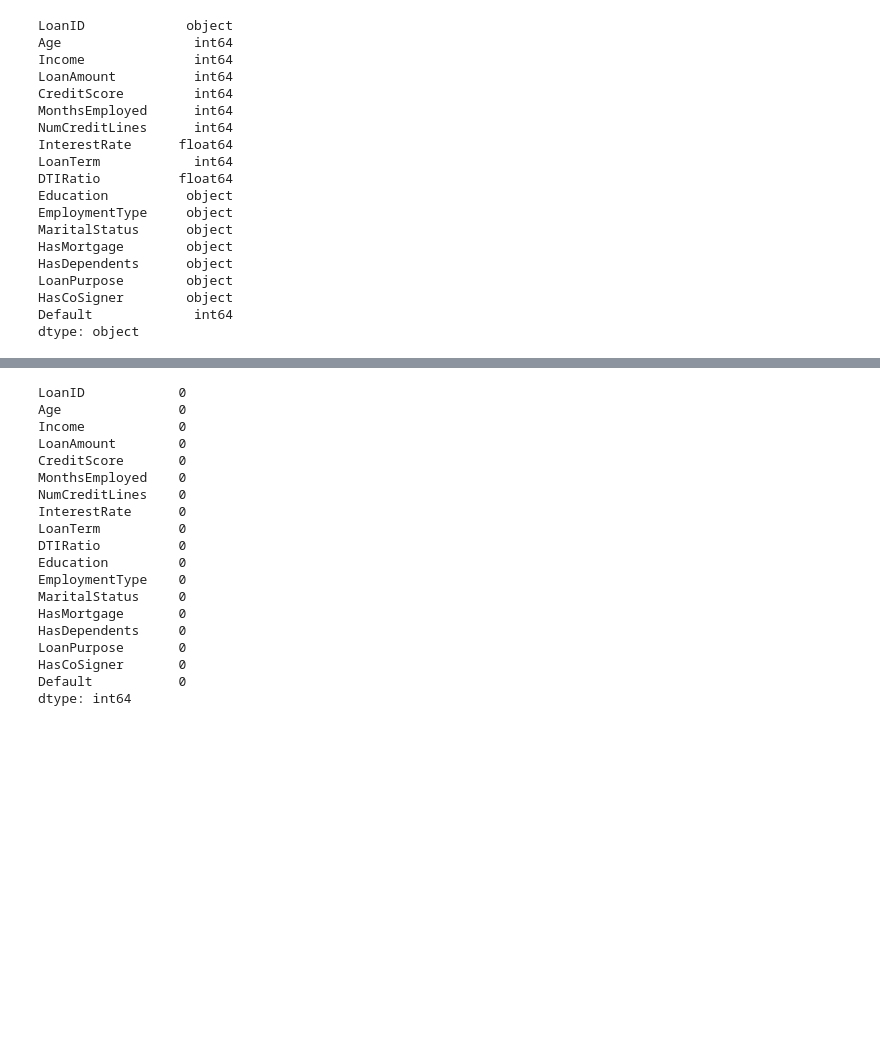
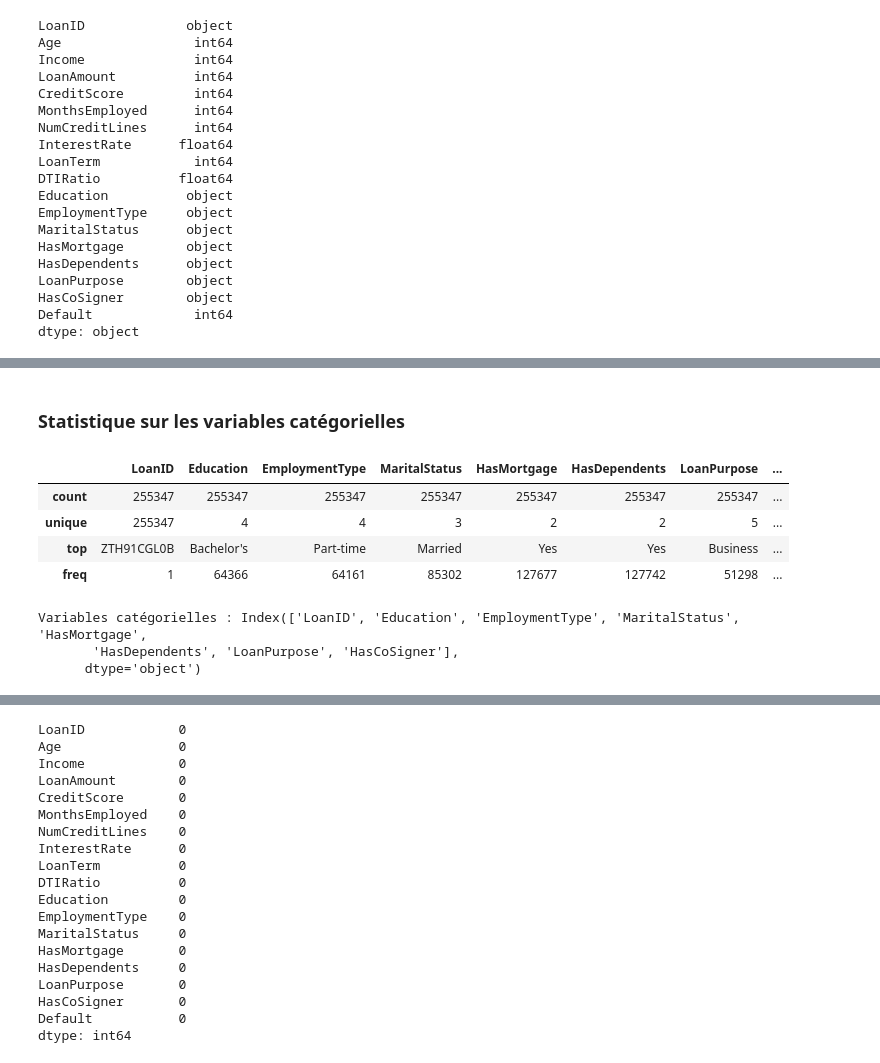
Before and after one commit to Patricia-Koto/sda_ML, a Jupyter notebook: loan_credit.ipynb, the cells around one changed output, grey strips where cells are left out. Cells and saved outputs as stored; diff of their text form; code cells hidden in the pictures; blank space fills up the shorter version.

```diff
--- a/loan_credit.ipynb
+++ b/loan_credit.ipynb
@@ -53,0 +74,18 @@ df.describe()
+# %% [markdown]
+### Statistique sur les variables catégorielles
+# %%
+# statistique descriptive sur les variables de type catégorielles
+df.describe(include=object)
+# %% [output]
+|  | LoanID | Education | EmploymentType | MaritalStatus | HasMortgage | HasDependents | LoanPurpose | ... |
+| count | 255347 | 255347 | 255347 | 255347 | 255347 | 255347 | 255347 | ... |
+| unique | 255347 | 4 | 4 | 3 | 2 | 2 | 5 | ... |
+| top | ZTH91CGL0B | Bachelor's | Part-time | Married | Yes | Yes | Business | ... |
+| freq | 1 | 64366 | 64161 | 85302 | 127677 | 127742 | 51298 | ... |
+# %%
+cat_cols = df.select_dtypes(include=["object", "category"]).columns
+print("Variables catégorielles :", list(cat_cols))
+# %% [output]
+Variables catégorielles : Index(['LoanID', 'Education', 'EmploymentType', 'MaritalStatus', 'HasMortgage',
+       'HasDependents', 'LoanPurpose', 'HasCoSigner'],
+      dtype='object')
```
Also changed, not shown: parts of 9 cells of this notebook.
